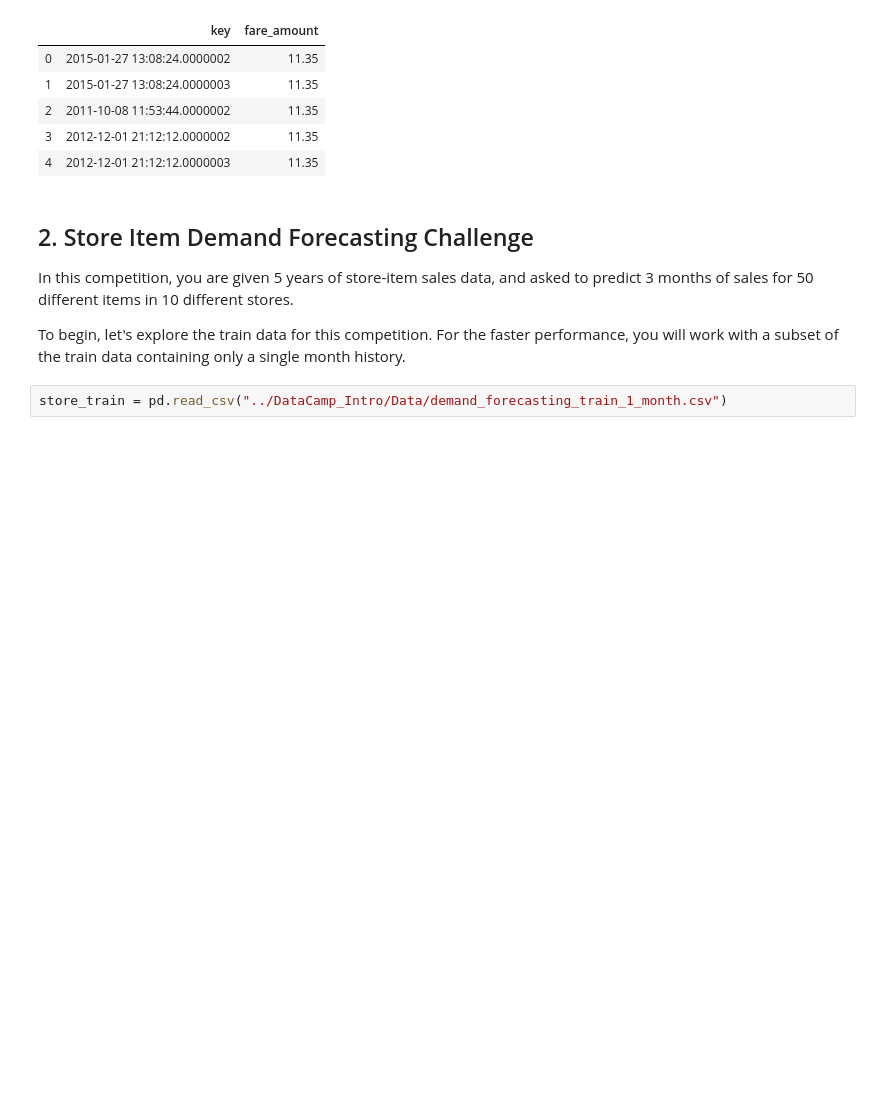
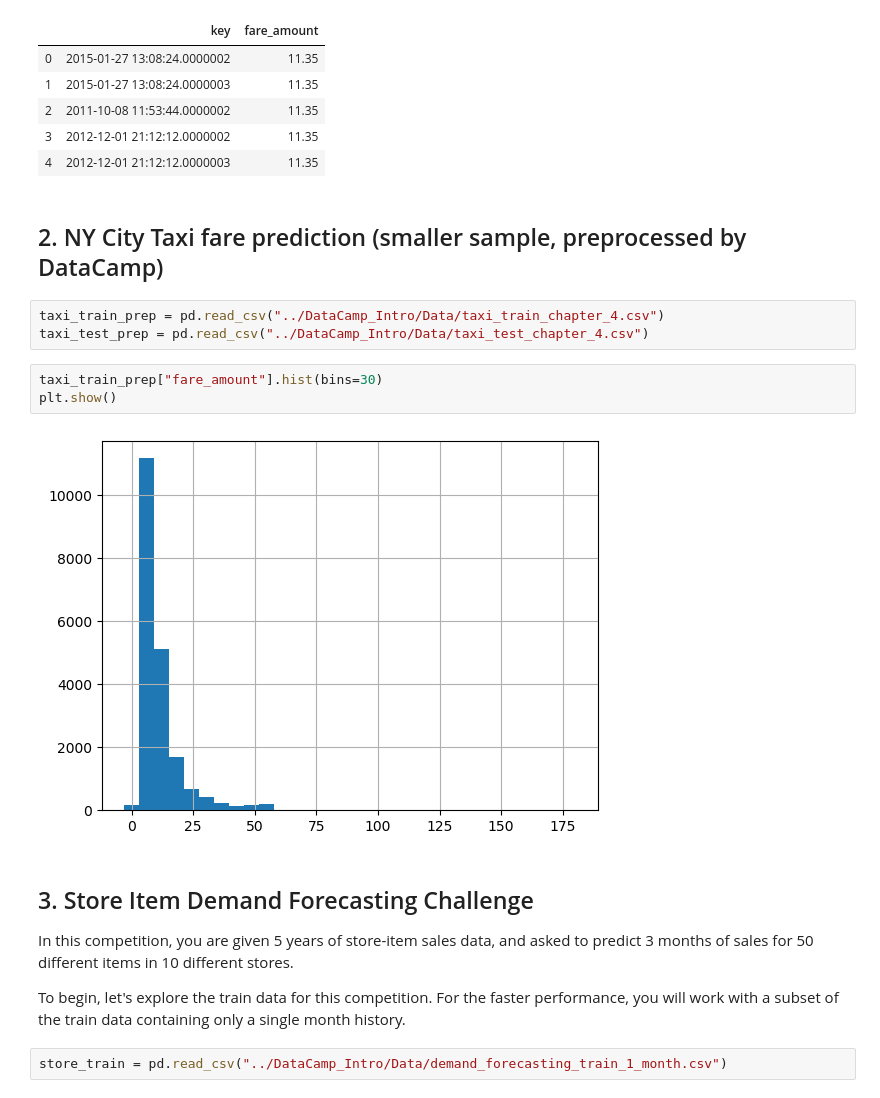
Before and after one commit to etherion-1337/Kaggle, a Jupyter notebook: DataCamp_Intro/kaggle_intro.ipynb, the cells around one changed output. Drawn from its saved outputs; the diff is of its cells as text; blank space fills up the shorter version.

```diff
--- a/DataCamp_Intro/kaggle_intro.ipynb
+++ b/DataCamp_Intro/kaggle_intro.ipynb
@@ -58,8 +93,18 @@ taxi_sample_sub.head()
 | 2 | 2011-10-08 11:53:44.0000002 | 11.35 |
 | 3 | 2012-12-01 21:12:12.0000002 | 11.35 |
 | 4 | 2012-12-01 21:12:12.0000003 | 11.35 |
+# %% [markdown]
+## 2. NY City Taxi fare prediction (smaller sample, preprocessed by DataCamp)
+# %%
+taxi_train_prep = pd.read_csv("../DataCamp_Intro/Data/taxi_train_chapter_4.csv")
+taxi_test_prep = pd.read_csv("../DataCamp_Intro/Data/taxi_test_chapter_4.csv")
+# %%
+taxi_train_prep["fare_amount"].hist(bins=30)
+plt.show()
+# %% [output]
+[figure, added]
 # %% [markdown]
-## 2. Store Item Demand Forecasting Challenge
+## 3. Store Item Demand Forecasting Challenge
 
 In this competition, you are given 5 years of store-item sales data, and asked to predict 3 months of sales for 50 different items in 10 different stores.
 
```
Also changed, not shown: parts of 4 cells of this notebook.
